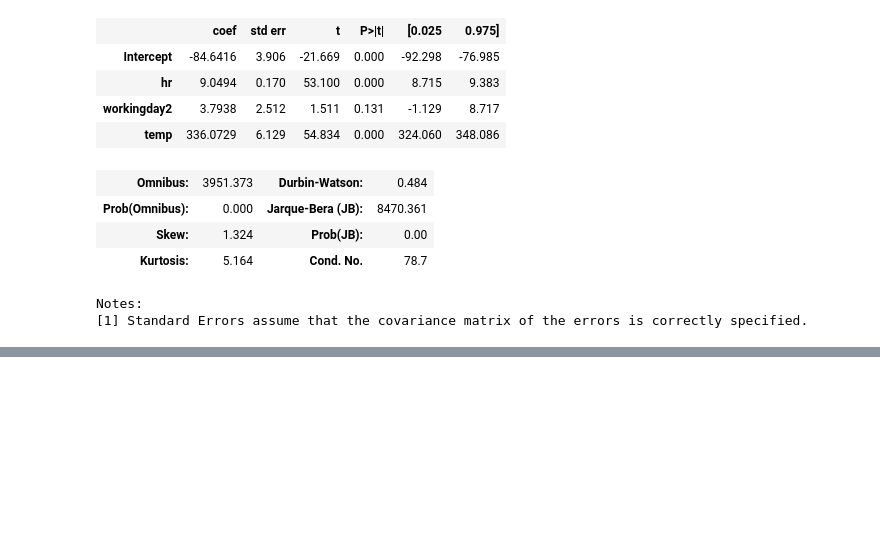
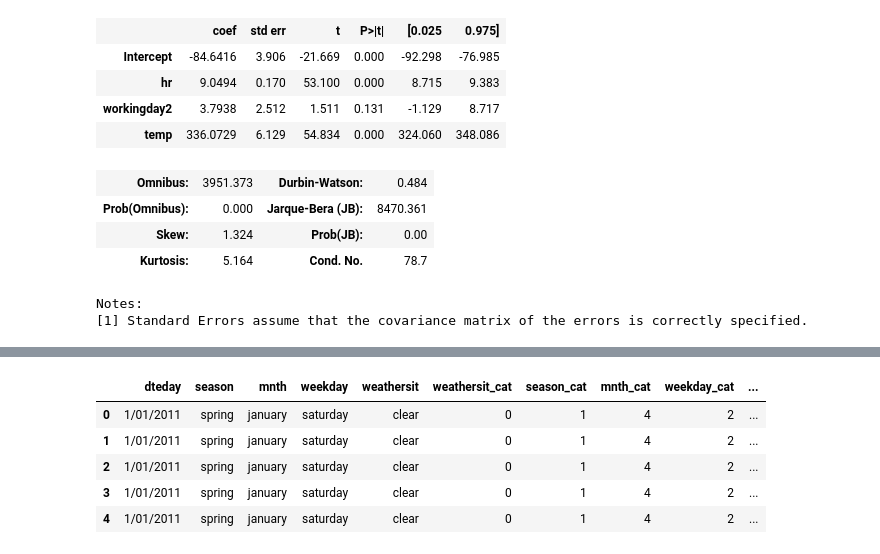
Before and after one commit to aa57c/CS_5568_Project, a Jupyter notebook: project.ipynb, the cells around one changed output, grey strips where cells are left out. Cells and saved outputs as stored; diff of their text form; code cells hidden in the pictures; blank space fills up the shorter version.

```diff
--- a/project.ipynb
+++ b/project.ipynb
@@ -91,0 +173,9 @@ Notes:
+# %%
+# Preprocess Data (encode categorical values)
+
+# import data
+
+bike_df = pd.read_csv('Bike Sharing Dataset.csv', usecols=[1, 2, 3, 4, 5, 6, 7, 8, 8, 9, 10, 11, 12, 13, 14 , 15, 16])
+
+print("======= Datatypes =======")
+bike_df.dtypes
@@ -91,0 +201,6 @@ Notes:
+# %%
+bike_df.head()
+
+cat_df = bike_df.select_dtypes(include=['object']).copy()
+
+cat_df.head()
@@ -91,0 +214,7 @@ Notes:
+# %%
+cat_df["weathersit"] = cat_df["weathersit"].astype('category')
+cat_df["season"] = cat_df["season"].astype('category')
+cat_df["mnth"] = cat_df["mnth"].astype('category')
+cat_df['weekday'] = cat_df["weekday"].astype('category')
+
+cat_df.dtypes
@@ -91,0 +234,14 @@ Notes:
+# %%
+cat_df["weathersit_cat"] = cat_df["weathersit"].cat.codes
+cat_df["season_cat"] = cat_df["season"].cat.codes
+cat_df["mnth_cat"] = cat_df["mnth"].cat.codes
+cat_df['weekday_cat'] = cat_df["weekday"].cat.codes
+
+cat_df.head()
+# %% [output]
+|  | dteday | season | mnth | weekday | weathersit | weathersit_cat | season_cat | mnth_cat | weekday_cat | ... |
+| 0 | 1/01/2011 | spring | january | saturday | clear | 0 | 1 | 4 | 2 | ... |
+| 1 | 1/01/2011 | spring | january | saturday | clear | 0 | 1 | 4 | 2 | ... |
+| 2 | 1/01/2011 | spring | january | saturday | clear | 0 | 1 | 4 | 2 | ... |
+| 3 | 1/01/2011 | spring | january | saturday | clear | 0 | 1 | 4 | 2 | ... |
+| 4 | 1/01/2011 | spring | january | saturday | clear | 0 | 1 | 4 | 2 | ... |
```
Also changed, not shown: parts of 16 cells of this notebook, 1 other file.
